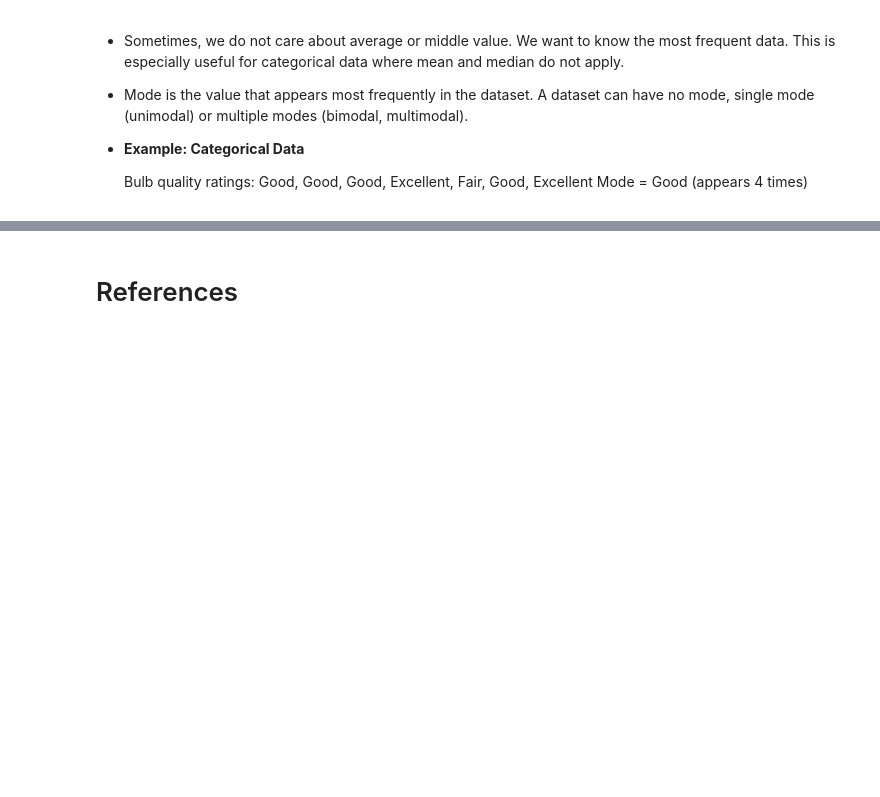
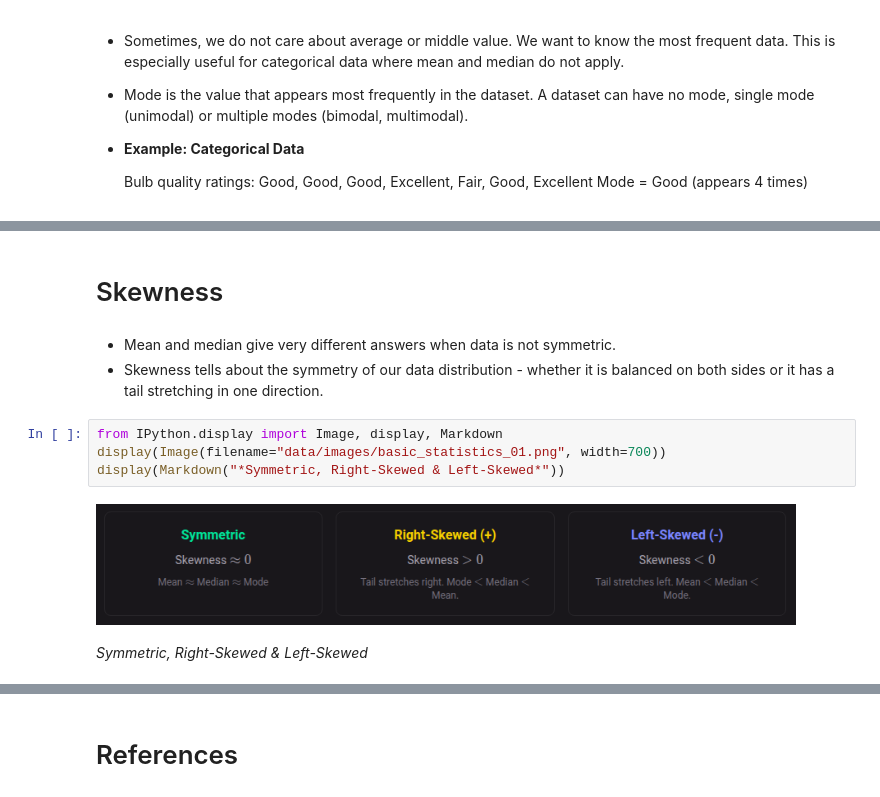
Before and after one commit to ancilcleetus/My-Learning-Journey-in-AI, a Jupyter notebook: Maths/Statistics/basic_statistics.ipynb, the cells around one changed output, grey strips where cells are left out. Saved outputs shown, nothing was run; the diff lists cells and outputs as text; blank space fills up the shorter version.

Commit message:
Added 'Skewness' in basic_statistics.ipynb

```diff
--- a/Maths/Statistics/basic_statistics.ipynb
+++ b/Maths/Statistics/basic_statistics.ipynb
@@ -86,3 +87,15 @@ $$
     Mode = Good (appears 4 times)
 # %% [markdown]
 ![rainbow](https://github.com/ancilcleetus/My-Learning-Journey/assets/25684256/839c3524-2a1d-4779-85a0-83c562e1e5e5)
+# %% [markdown]
+# Skewness
+# %% [markdown]
+- Mean and median give very different answers when data is not symmetric.
+- Skewness tells about the symmetry of our data distribution - whether it is balanced on both sides or it has a tail stretching in one direction.
+# %%
+from IPython.display import Image, display, Markdown
+display(Image(filename="data/images/basic_statistics_01.png", width=700))
+display(Markdown("*Symmetric, Right-Skewed & Left-Skewed*"))
+# %% [output]
+[figure, added]
+*Symmetric, Right-Skewed & Left-Skewed*
```
Also changed, not shown: parts of 10 cells of this notebook, 6 other files.
